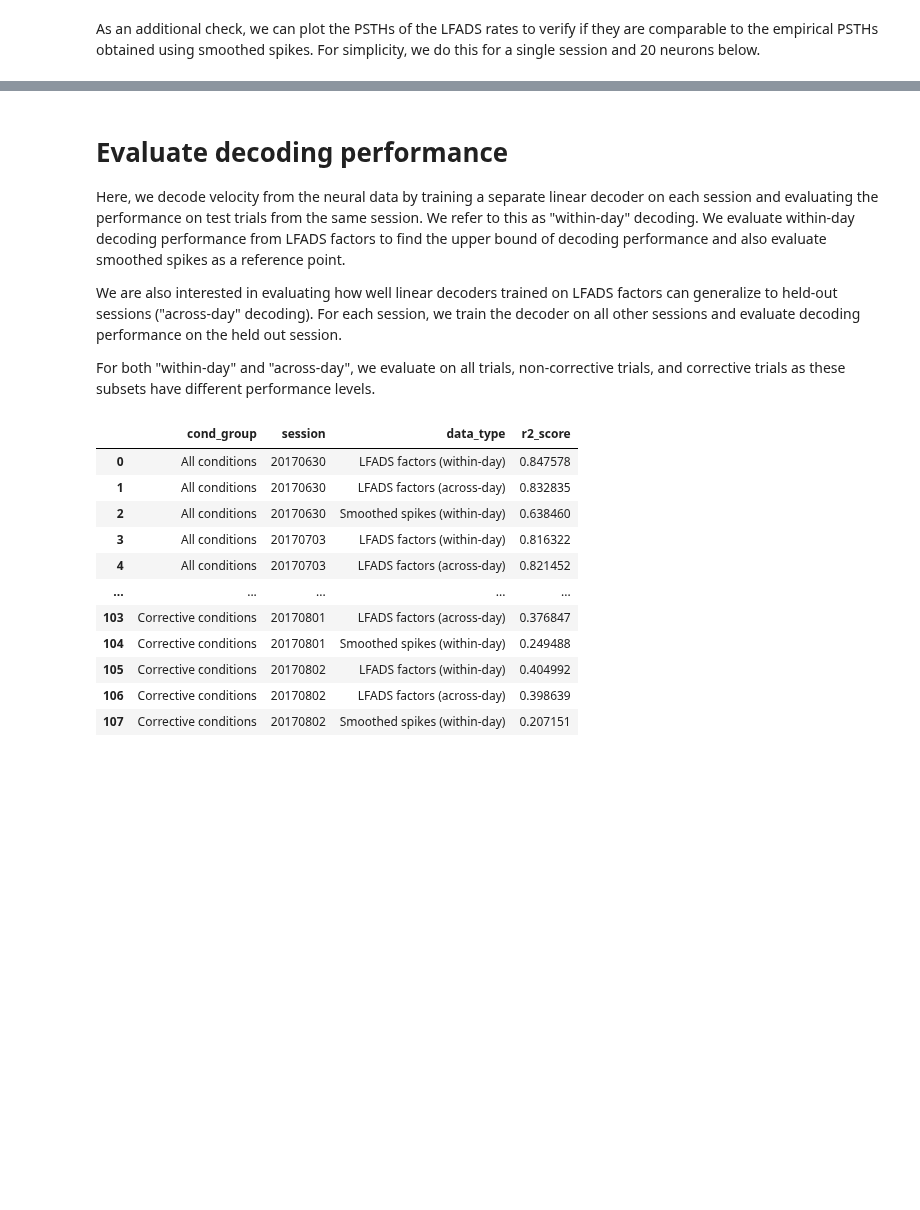
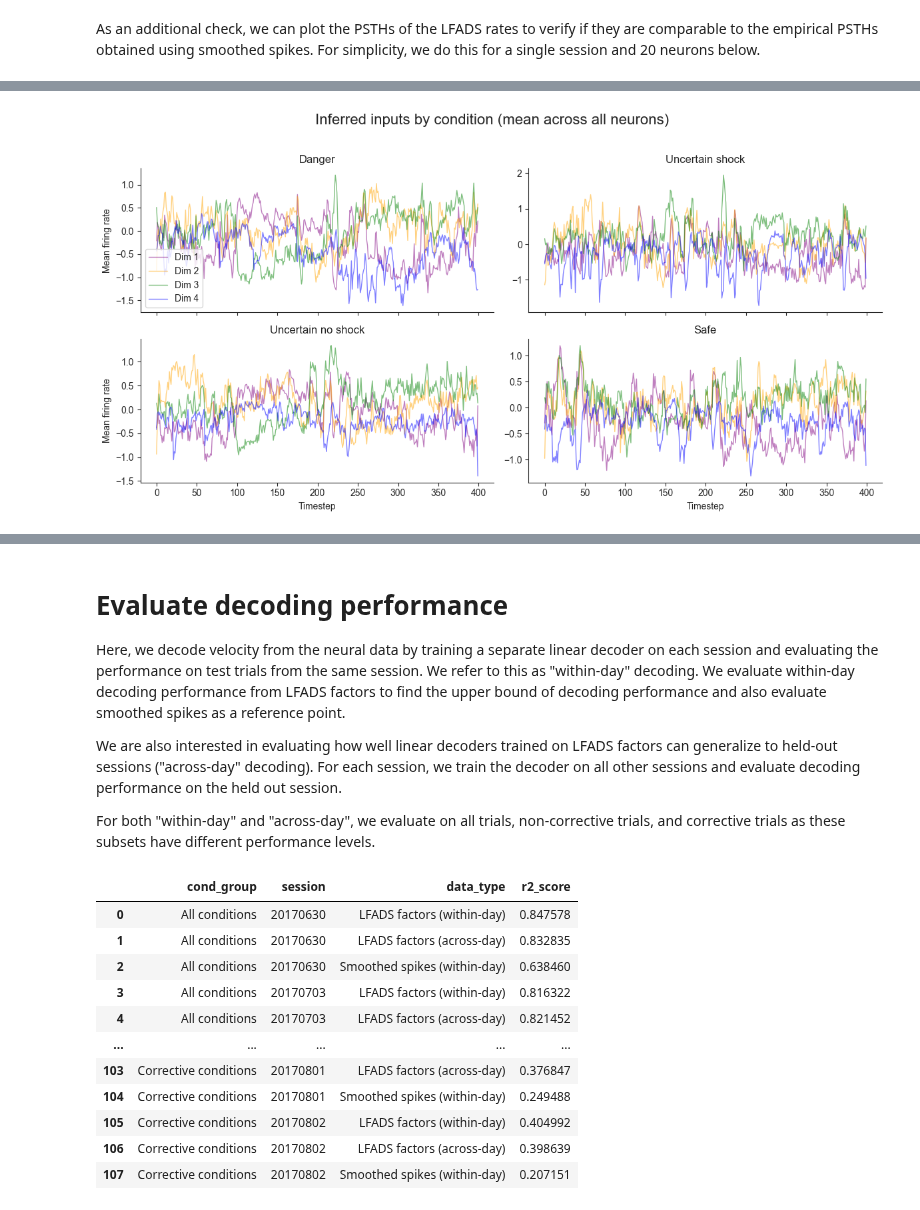
Before and after one commit to wkemilylau/iib_project_lfads, a Jupyter notebook: tutorials/multisession/bst-vlpag-eval.ipynb, the cells around one changed output, grey strips where cells are left out. Cells and saved outputs as stored; diff of their text form; code cells hidden in the pictures; blank space fills up the shorter version.

```diff
--- a/tutorials/multisession/bst-vlpag-eval.ipynb
+++ b/tutorials/multisession/bst-vlpag-eval.ipynb
@@ -168,0 +204,70 @@ for s in smth_spikes:
+# %%
+# plot inferred inputs for each condition
+
+def plot_inferred_inputs_by_condition(input_data, title):
+    # Create a 2x2 grid to fit exactly 4 conditions
+    fig, axes = plt.subplots(2, 2, figsize=(12, 6), sharex=True)
+    conditions = ['Danger', 'Uncertain shock', 'Uncertain no shock', 'Safe']
+
+    # Flatten the axes array to easily iterate through all 4 subplots
+    axes_flat = axes.flatten()
+
+    inputs_dim0_danger = np.mean(input_data[0:4, :, 0:1], axis=0)
+    inputs_dim0_unc_noshock = np.mean(input_data[4:6, :, 0:1], axis=0)
+    inputs_dim0_unc_shock = np.mean(input_data[6:11, :, 0:1], axis=0)
+    inputs_dim0_safety = np.mean(input_data[11:15, :, 0:1], axis=0)
+
+    inputs_dim0 = [inputs_dim0_danger, inputs_dim0_unc_noshock, inputs_dim0_unc_shock, inputs_dim0_safety]
+
+    inputs_dim1_danger = np.mean(input_data[0:4, :, 1:2], axis=0)
+    inputs_dim1_unc_noshock = np.mean(input_data[4:6, :, 1:2], axis=0)
+    inputs_dim1_unc_shock = np.mean(input_data[6:11, :, 1:2], axis=0)
+    inputs_dim1_safety = np.mean(input_data[11:15, :, 1:2], axis=0)
+
+    inputs_dim1 = [inputs_dim1_danger, inputs_dim1_unc_noshock, inputs_dim1_unc_shock, inputs_dim1_safety]
+
+    inputs_dim2_danger = np.mean(input_data[0:4, :, 2:3], axis=0)
+    inputs_dim2_unc_noshock = np.mean(input_data[4:6, :, 2:3], axis=0)
+    inputs_dim2_unc_shock = np.mean(input_data[6:11, :, 2:3], axis=0)
+    inputs_dim2_safety = np.mean(input_data[11:15, :, 2:3], axis=0)
+
+    inputs_dim2 = [inputs_dim2_danger, inputs_dim2_unc_noshock, inputs_dim2_unc_shock, inputs_dim2_safety]
+
+    inputs_dim3_danger = np.mean(input_data[0:4, :, 3:4], axis=0)
+    inputs_dim3_unc_noshock = np.mean(input_data[4:6, :, 3:4], axis=0)
+    inputs_dim3_unc_shock = np.mean(input_data[6:11, :, 3:4], axis=0)
+    inputs_dim3_safety = np.mean(input_data[11:15, :, 3:4], axis=0)
+
+    inputs_dim3 = [inputs_dim3_danger, inputs_dim3_unc_noshock, inputs_dim3_unc_shock, inputs_dim3_safety]
+
+    for i in range(4):
+        ax = axes_flat[i]
+
+        ax.plot(inputs_dim0[i], color='purple', linewidth=1, alpha=0.5, label='Dim 1')
+        ax.plot(inputs_dim1[i], color='orange', linewidth=1, alpha=0.5, label='Dim 2')
+        ax.plot(inputs_dim2[i], color='green', linewidth=1, alpha=0.5, label='Dim 3')
+        ax.plot(inputs_dim3[i], color='blue', linewidth=1, alpha=0.5, label='Dim 4')
+        ax.set_title(conditions[i], fontsize=12)
+
+        if i == 0:
+            ax.legend()
+
+        # Clean up visual clutter
+        ax.spines['top'].set_visible(False)
+        ax.spines['right'].set_visible(False)
+
+        # Add labels only to the bottom-most plots for a cleaner look
+        if i >= 2:
+            ax.set_xlabel("Timestep")
+        if i % 2 == 0:
+            ax.set_ylabel("Mean firing rate")
+
+    plt.suptitle(title, fontsize=16, y=1.02)
+    plt.tight_layout()
+    plt.show()
+
+sess = 'vlPAG'
+# Run the updated plotting function
+plot_inferred_inputs_by_condition(inferred_inputs[sess], "Inferred inputs by condition (mean across all neurons)")
+# %% [output]
+[figure, added]
```
Also changed, not shown: parts of 12 cells of this notebook, 6 other files.
